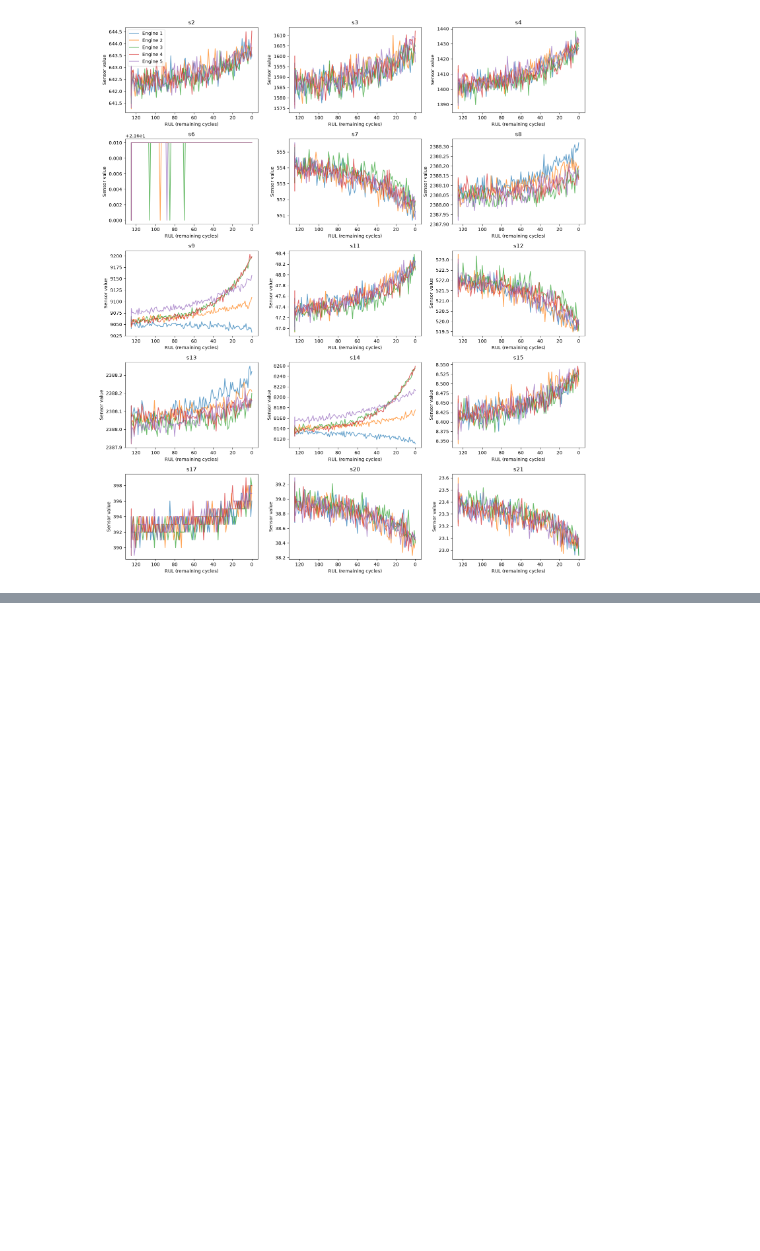
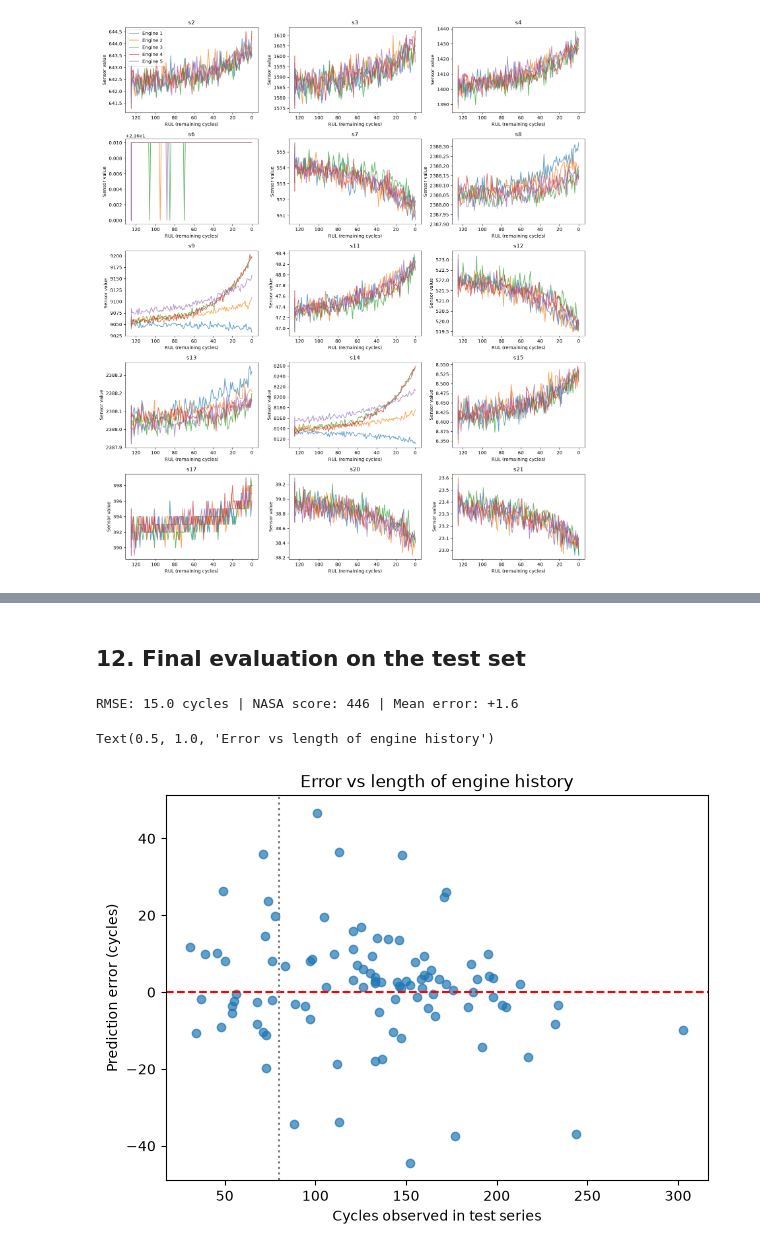
Before and after one commit to hamnasbh/fleet-maintenance-planner, a Jupyter notebook: notebooks/01_exploration.ipynb, the cells around one changed output, grey strips where cells are left out. Cells and saved outputs as stored; diff of their text form; code cells hidden in the pictures; blank space fills up the shorter version.

```diff
--- a/notebooks/01_exploration.ipynb
+++ b/notebooks/01_exploration.ipynb
@@ -118,0 +175,11 @@ NASA score: 1145
+# %%
+def add_rolling(df, cols, window=10):
+    df = df.copy()
+    g = df.groupby("unit")
+    for c in cols:
+        df[f"{c}_mean"] = g[c].transform(lambda x: x.rolling(window, min_periods=1).mean())
+        df[f"{c}_std"] = g[c].transform(lambda x: x.rolling(window, min_periods=1).std()).fillna(0)
+    return df
+
+means = [f"{c}_mean" for c in features]
+stds = [f"{c}_std" for c in features]
@@ -118,0 +238,6 @@ NASA score: 1145
+# %%
+feats = features + means + stds
+for window in [40, 50, 60, 80, 100]:
+    tr = add_rolling(train, features, window)
+    rmse = cv_rmse(HistGradientBoostingRegressor(random_state=42), tr, feats)
+    print(f"Window {window}: {rmse:.1f}")
@@ -118,0 +268,25 @@ NASA score: 1145
+# %% [markdown]
+## 12. Final evaluation on the test set
+# %%
+best_window = 80
+
+train_b = add_rolling(train, features, best_window)
+test_b = add_rolling(test, features, best_window)
+
+gb = HistGradientBoostingRegressor(random_state=42).fit(train_b[feats], train_b["RUL"])
+last, pred_gb = evaluate(gb, test_b, feats)
+# %% [output]
+RMSE: 15.0 cycles | NASA score: 446 | Mean error: +1.6
+# %%
+last["error"] = pred_gb - y_true
+
+plt.figure(figsize=(7, 5))
+plt.scatter(last["cycle"], last["error"], alpha=0.7)
+plt.axhline(0, color="red", linestyle="--")
+plt.axvline(best_window, color="grey", linestyle=":")
+plt.xlabel("Cycles observed in test series")
+plt.ylabel("Prediction error (cycles)")
+plt.title("Error vs length of engine history")
+# %% [output]
+Text(0.5, 1.0, 'Error vs length of engine history')
+[figure, added]
```
Also changed, not shown: parts of 29 cells of this notebook.
